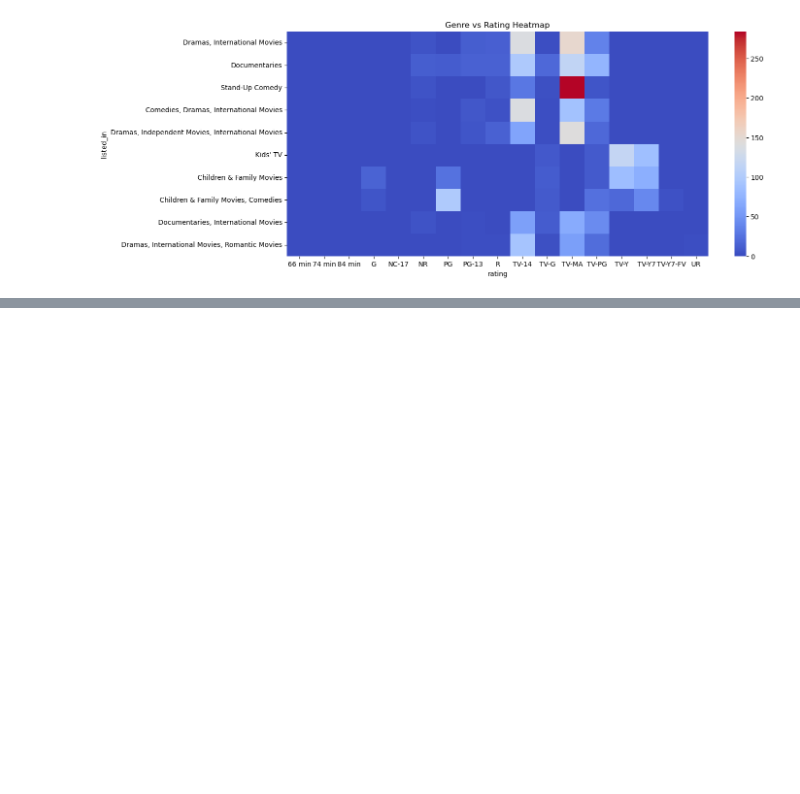
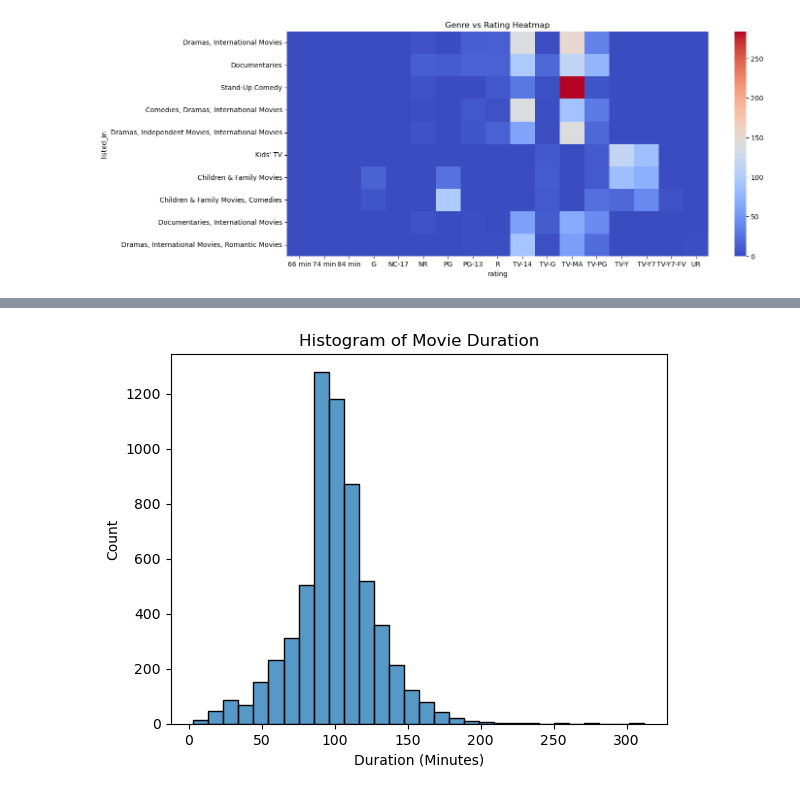
Before and after one commit to shahnawazm786/python-practice, a Jupyter notebook: educ/BusinessCaseStudy/netflix.ipynb, the cells around one changed output, grey strips where cells are left out. Cells and saved outputs as stored; diff of their text form; code cells hidden in the pictures; blank space fills up the shorter version.

```diff
--- a/educ/BusinessCaseStudy/netflix.ipynb
+++ b/educ/BusinessCaseStudy/netflix.ipynb
@@ -427,0 +453,8 @@ plt.show()
+# %%
+df_movies = netflix_data[netflix_data['type'] == 'Movie'].copy()
+df_movies['duration_minutes'] = (
+    df_movies['duration']
+    .str.replace(' min', '', regex=False)
+    .pipe(pd.to_numeric, errors='coerce')
+)
+df_movies
@@ -427,0 +475,7 @@ plt.show()
+# %%
+sns.histplot(df_movies['duration_minutes'], bins=30)
+plt.title('Histogram of Movie Duration')
+plt.xlabel('Duration (Minutes)')
+plt.show()
+# %% [output]
+[figure, added]
```
Also changed, not shown: parts of 22 cells of this notebook.
